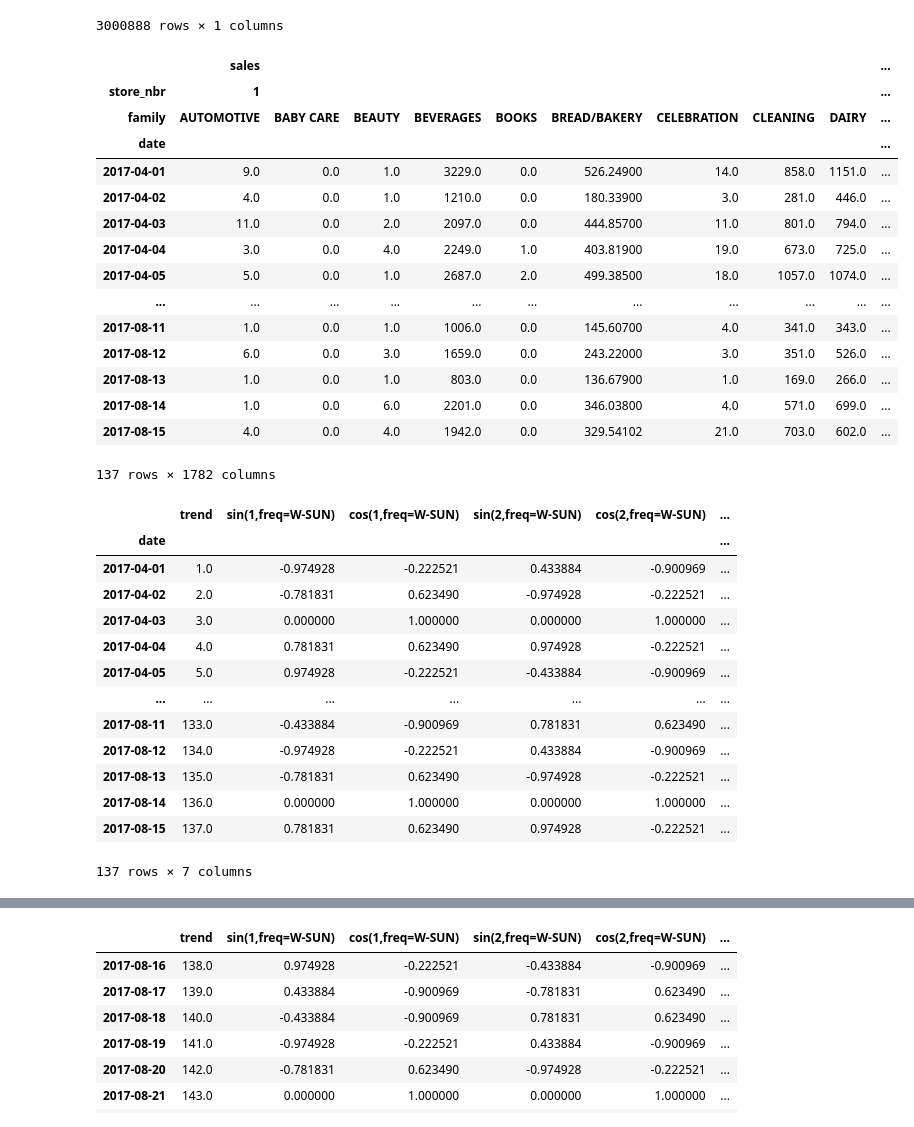
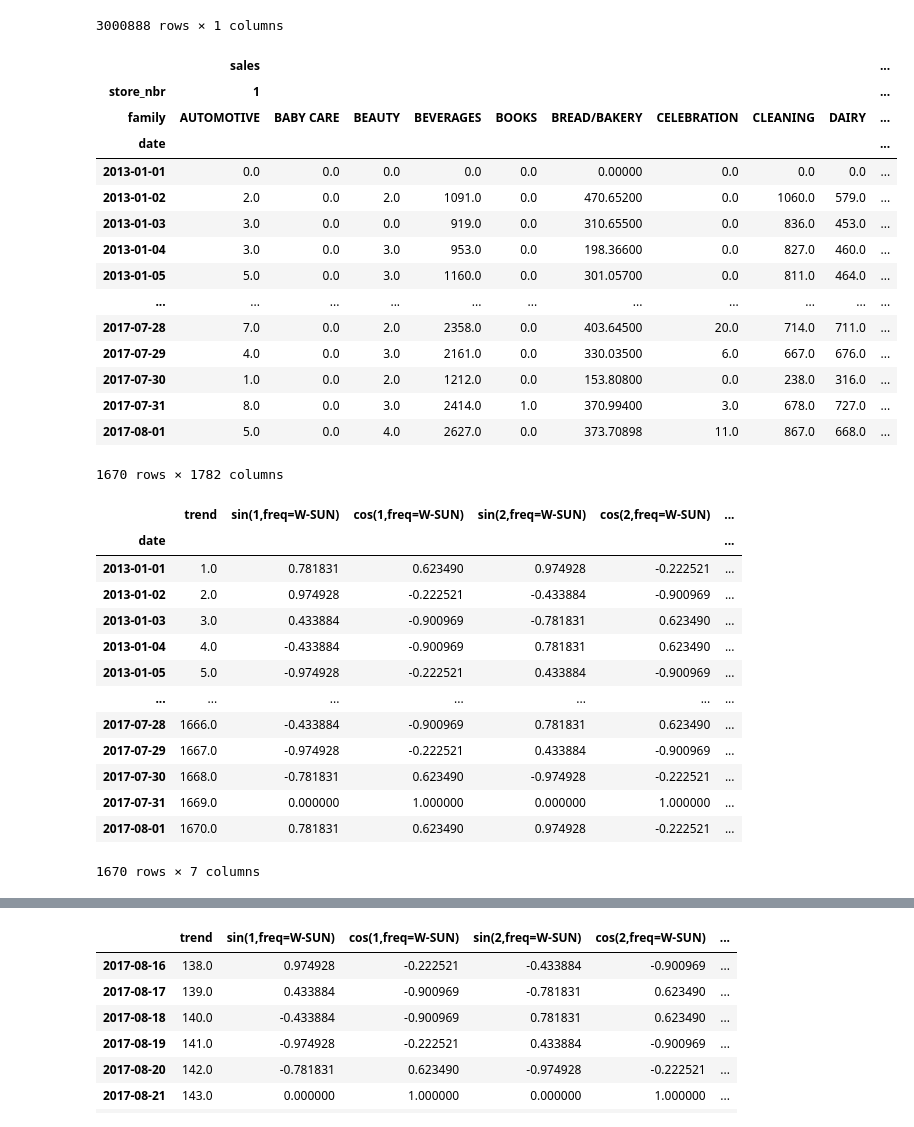
Before and after one commit to syedshahab698/store-sales-forecasting, a Jupyter notebook: model_building.ipynb, the cells around one changed output, grey strips where cells are left out. Cells and saved outputs as stored; diff of their text form; code cells hidden in the pictures.

```diff
--- a/model_building.ipynb
+++ b/model_building.ipynb
@@ -50,23 +47,26 @@ edate = '2017-08-15'
+# %%
+start_date = '2013-01-01'
+end_date = '2017-08-01'
 # %%
-y = train.unstack(['store_nbr', 'family']).loc[sdate:edate]
+y = train.unstack(['store_nbr', 'family']).loc[start_date:end_date]
 y
 # %% [output]
 |  | sales |  |  |  |  |  |  |  |  | ... |
 | store_nbr | 1 |  |  |  |  |  |  |  |  | ... |
 | family | AUTOMOTIVE | BABY CARE | BEAUTY | BEVERAGES | BOOKS | BREAD/BAKERY | CELEBRATION | CLEANING | DAIRY | ... |
 | date |  |  |  |  |  |  |  |  |  | ... |
-| 2017-04-01 | 9.0 | 0.0 | 1.0 | 3229.0 | 0.0 | 526.24900 | 14.0 | 858.0 | 1151.0 | ... |
-| 2017-04-02 | 4.0 | 0.0 | 1.0 | 1210.0 | 0.0 | 180.33900 | 3.0 | 281.0 | 446.0 | ... |
-| 2017-04-03 | 11.0 | 0.0 | 2.0 | 2097.0 | 0.0 | 444.85700 | 11.0 | 801.0 | 794.0 | ... |
-| 2017-04-04 | 3.0 | 0.0 | 4.0 | 2249.0 | 1.0 | 403.81900 | 19.0 | 673.0 | 725.0 | ... |
-| 2017-04-05 | 5.0 | 0.0 | 1.0 | 2687.0 | 2.0 | 499.38500 | 18.0 | 1057.0 | 1074.0 | ... |
+| 2013-01-01 | 0.0 | 0.0 | 0.0 | 0.0 | 0.0 | 0.00000 | 0.0 | 0.0 | 0.0 | ... |
+| 2013-01-02 | 2.0 | 0.0 | 2.0 | 1091.0 | 0.0 | 470.65200 | 0.0 | 1060.0 | 579.0 | ... |
+| 2013-01-03 | 3.0 | 0.0 | 0.0 | 919.0 | 0.0 | 310.65500 | 0.0 | 836.0 | 453.0 | ... |
+| 2013-01-04 | 3.0 | 0.0 | 3.0 | 953.0 | 0.0 | 198.36600 | 0.0 | 827.0 | 460.0 | ... |
+| 2013-01-05 | 5.0 | 0.0 | 3.0 | 1160.0 | 0.0 | 301.05700 | 0.0 | 811.0 | 464.0 | ... |
 | ... | ... | ... | ... | ... | ... | ... | ... | ... | ... | ... |
-| 2017-08-11 | 1.0 | 0.0 | 1.0 | 1006.0 | 0.0 | 145.60700 | 4.0 | 341.0 | 343.0 | ... |
-| 2017-08-12 | 6.0 | 0.0 | 3.0 | 1659.0 | 0.0 | 243.22000 | 3.0 | 351.0 | 526.0 | ... |
-| 2017-08-13 | 1.0 | 0.0 | 1.0 | 803.0 | 0.0 | 136.67900 | 1.0 | 169.0 | 266.0 | ... |
-| 2017-08-14 | 1.0 | 0.0 | 6.0 | 2201.0 | 0.0 | 346.03800 | 4.0 | 571.0 | 699.0 | ... |
-| 2017-08-15 | 4.0 | 0.0 | 4.0 | 1942.0 | 0.0 | 329.54102 | 21.0 | 703.0 | 602.0 | ... |
+| 2017-07-28 | 7.0 | 0.0 | 2.0 | 2358.0 | 0.0 | 403.64500 | 20.0 | 714.0 | 711.0 | ... |
+| 2017-07-29 | 4.0 | 0.0 | 3.0 | 2161.0 | 0.0 | 330.03500 | 6.0 | 667.0 | 676.0 | ... |
+| 2017-07-30 | 1.0 | 0.0 | 2.0 | 1212.0 | 0.0 | 153.80800 | 0.0 | 238.0 | 316.0 | ... |
+| 2017-07-31 | 8.0 | 0.0 | 3.0 | 2414.0 | 1.0 | 370.99400 | 3.0 | 678.0 | 727.0 | ... |
+| 2017-08-01 | 5.0 | 0.0 | 4.0 | 2627.0 | 0.0 | 373.70898 | 11.0 | 867.0 | 668.0 | ... |
-137 rows × 1782 columns
+1670 rows × 1782 columns
 # %%
 fourier = CalendarFourier(freq='W', order=4)
 
@@ -82,18 +82,18 @@ X
 # %% [output]
 |  | trend | sin(1,freq=W-SUN) | cos(1,freq=W-SUN) | sin(2,freq=W-SUN) | cos(2,freq=W-SUN) | ... |
 | date |  |  |  |  |  | ... |
-| 2017-04-01 | 1.0 | -0.974928 | -0.222521 | 0.433884 | -0.900969 | ... |
-| 2017-04-02 | 2.0 | -0.781831 | 0.623490 | -0.974928 | -0.222521 | ... |
-| 2017-04-03 | 3.0 | 0.000000 | 1.000000 | 0.000000 | 1.000000 | ... |
-| 2017-04-04 | 4.0 | 0.781831 | 0.623490 | 0.974928 | -0.222521 | ... |
-| 2017-04-05 | 5.0 | 0.974928 | -0.222521 | -0.433884 | -0.900969 | ... |
+| 2013-01-01 | 1.0 | 0.781831 | 0.623490 | 0.974928 | -0.222521 | ... |
+| 2013-01-02 | 2.0 | 0.974928 | -0.222521 | -0.433884 | -0.900969 | ... |
+| 2013-01-03 | 3.0 | 0.433884 | -0.900969 | -0.781831 | 0.623490 | ... |
+| 2013-01-04 | 4.0 | -0.433884 | -0.900969 | 0.781831 | 0.623490 | ... |
+| 2013-01-05 | 5.0 | -0.974928 | -0.222521 | 0.433884 | -0.900969 | ... |
 | ... | ... | ... | ... | ... | ... | ... |
-| 2017-08-11 | 133.0 | -0.433884 | -0.900969 | 0.781831 | 0.623490 | ... |
-| 2017-08-12 | 134.0 | -0.974928 | -0.222521 | 0.433884 | -0.900969 | ... |
-| 2017-08-13 | 135.0 | -0.781831 | 0.623490 | -0.974928 | -0.222521 | ... |
-| 2017-08-14 | 136.0 | 0.000000 | 1.000000 | 0.000000 | 1.000000 | ... |
-| 2017-08-15 | 137.0 | 0.781831 | 0.623490 | 0.974928 | -0.222521 | ... |
+| 2017-07-28 | 1666.0 | -0.433884 | -0.900969 | 0.781831 | 0.623490 | ... |
+| 2017-07-29 | 1667.0 | -0.974928 | -0.222521 | 0.433884 | -0.900969 | ... |
+| 2017-07-30 | 1668.0 | -0.781831 | 0.623490 | -0.974928 | -0.222521 | ... |
+| 2017-07-31 | 1669.0 | 0.000000 | 1.000000 | 0.000000 | 1.000000 | ... |
+| 2017-08-01 | 1670.0 | 0.781831 | 0.623490 | 0.974928 | -0.222521 | ... |
-137 rows × 7 columns
+1670 rows × 7 columns
 # %%
 model = Ridge(fit_intercept=True, solver='auto', alpha=0.4,  random_state=23)
 model.fit(X, y)
```
Also changed, not shown: parts of 14 cells of this notebook.
